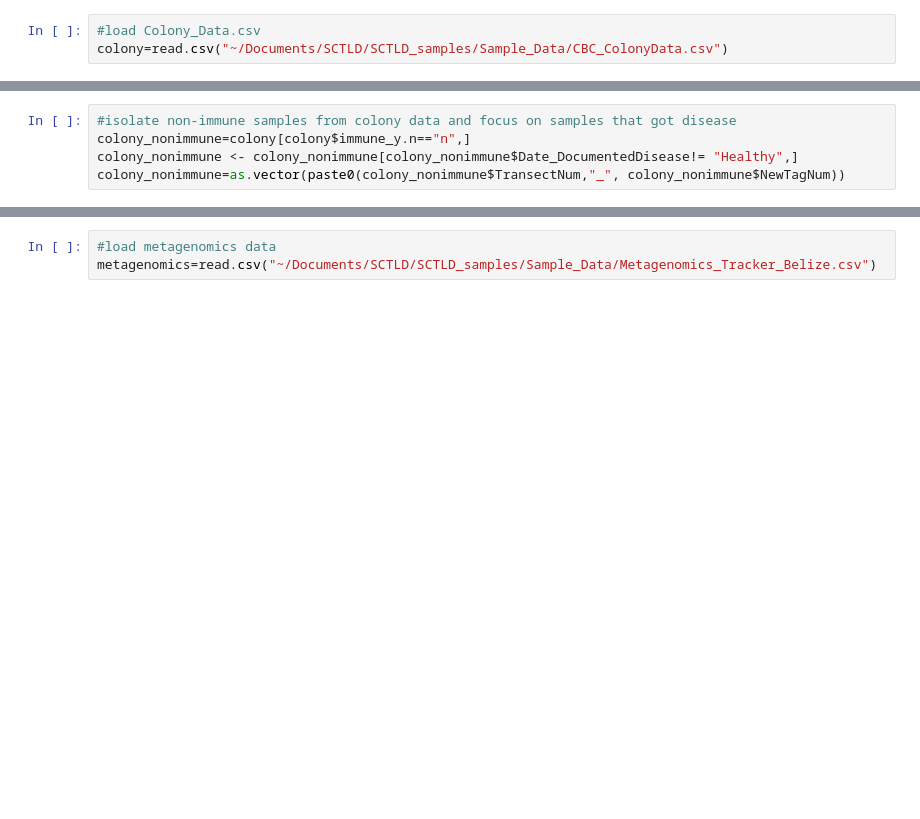
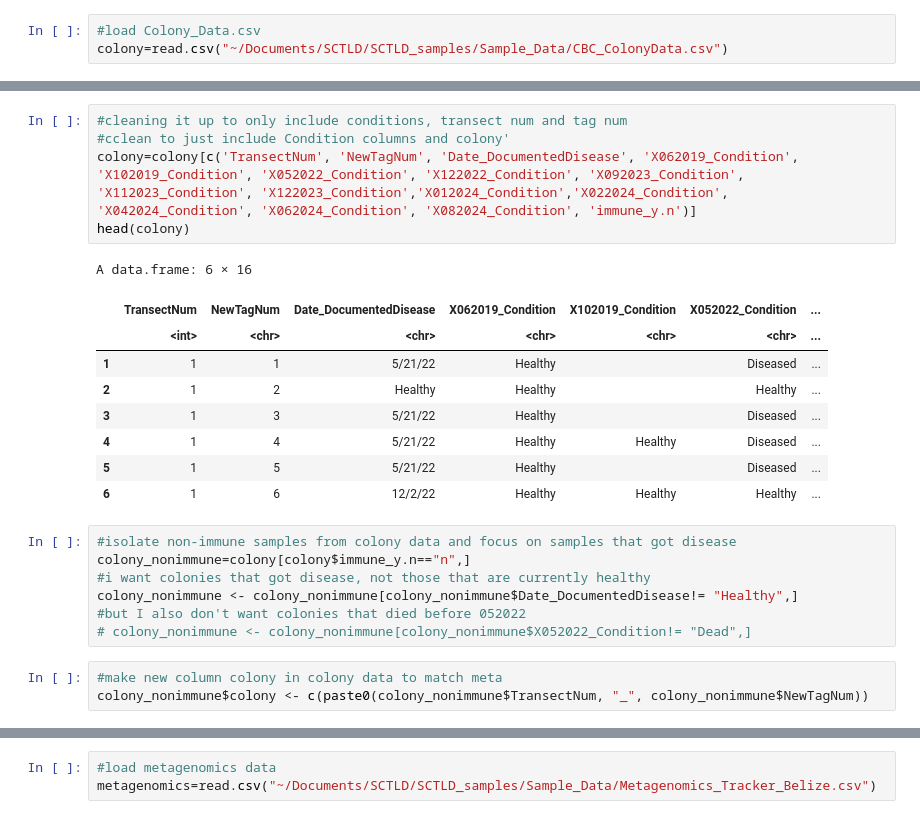
Before and after one commit to cdesouza02/PAN_BDT, a Jupyter notebook: NSF_Rapid/CBC_PCR_Plan/BEL_nonimmune.ipynb, the cells around one changed output, grey strips where cells are left out. Saved outputs shown, nothing was run; the diff lists cells and outputs as text; blank space fills up the shorter version.

```diff
--- a/NSF_Rapid/CBC_PCR_Plan/BEL_nonimmune.ipynb
+++ b/NSF_Rapid/CBC_PCR_Plan/BEL_nonimmune.ipynb
@@ -37,5 +28,25 @@ A data.frame: 6 × 56
+# %%
+#cleaning it up to only include conditions, transect num and tag num
+#cclean to just include Condition columns and colony'
+colony=colony[c('TransectNum', 'NewTagNum', 'Date_DocumentedDisease', 'X062019_Condition', 'X102019_Condition', 'X052022_Condition', 'X122022_Condition', 'X092023_Condition', 'X112023_Condition', 'X122023_Condition','X012024_Condition','X022024_Condition', 'X042024_Condition', 'X062024_Condition', 'X082024_Condition', 'immune_y.n')]
+head(colony)
+# %% [output]
+A data.frame: 6 × 16
+|  | TransectNum | NewTagNum | Date_DocumentedDisease | X062019_Condition | X102019_Condition | X052022_Condition | ... |
+|  | <int> | <chr> | <chr> | <chr> | <chr> | <chr> | ... |
+| 1 | 1 | 1 | 5/21/22 | Healthy |  | Diseased | ... |
+| 2 | 1 | 2 | Healthy | Healthy |  | Healthy | ... |
+| 3 | 1 | 3 | 5/21/22 | Healthy |  | Diseased | ... |
+| 4 | 1 | 4 | 5/21/22 | Healthy | Healthy | Diseased | ... |
+| 5 | 1 | 5 | 5/21/22 | Healthy |  | Diseased | ... |
+| 6 | 1 | 6 | 12/2/22 | Healthy | Healthy | Healthy | ... |
 # %%
 #isolate non-immune samples from colony data and focus on samples that got disease
 colony_nonimmune=colony[colony$immune_y.n=="n",]
+#i want colonies that got disease, not those that are currently healthy
 colony_nonimmune <- colony_nonimmune[colony_nonimmune$Date_DocumentedDisease!= "Healthy",]
-colony_nonimmune=as.vector(paste0(colony_nonimmune$TransectNum,"_", colony_nonimmune$NewTagNum))
+#but I also don't want colonies that died before 052022
+# colony_nonimmune <- colony_nonimmune[colony_nonimmune$X052022_Condition!= "Dead",]
+# %%
+#make new column colony in colony data to match meta
+colony_nonimmune$colony <- c(paste0(colony_nonimmune$TransectNum, "_", colony_nonimmune$NewTagNum))
```
Also changed, not shown: parts of 19 cells of this notebook, 7 other files.
